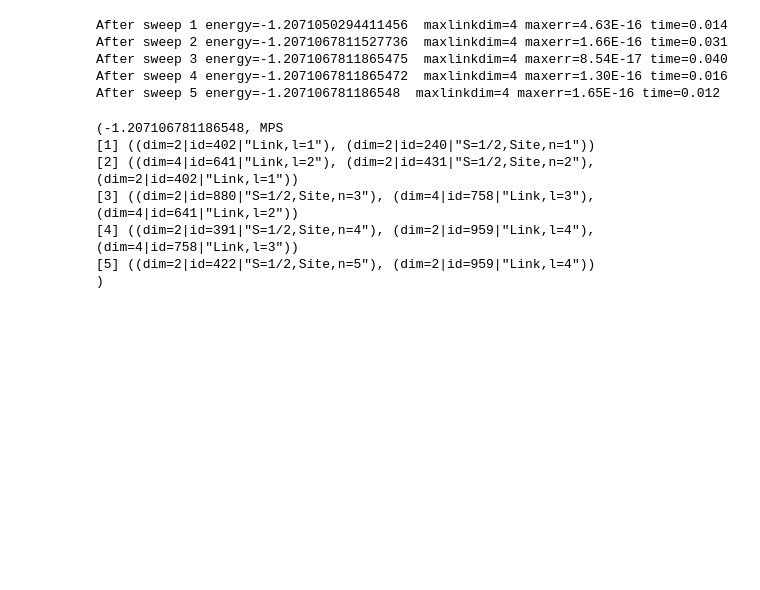
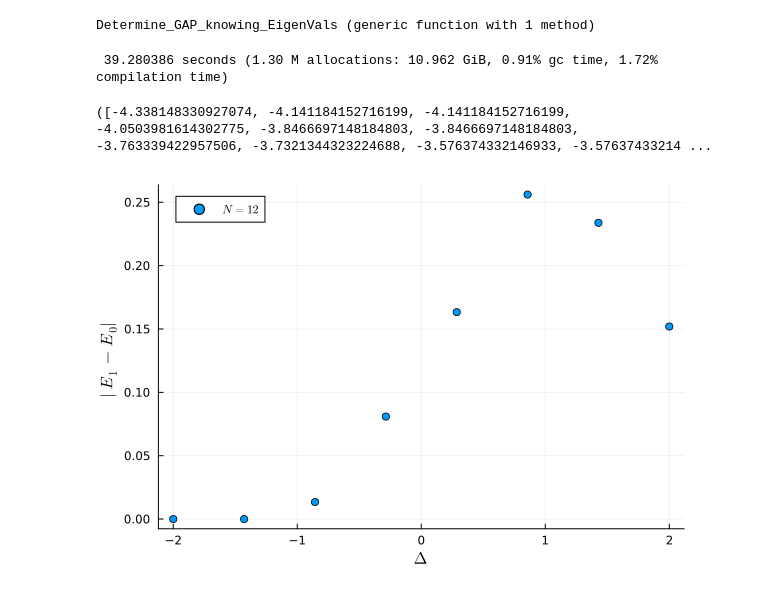
Before and after one commit to Joacop16/Tensor_Networks_with_Julia, a Jupyter notebook: DMRG.ipynb, the cells around one changed output. Drawn from its saved outputs; the diff is of its cells as text; code cells hidden in the pictures; blank space fills up the shorter version.

```diff
--- a/DMRG.ipynb
+++ b/DMRG.ipynb
@@ -232,15 +168,32 @@ After sweep 5 energy=-1.9278862533179952  maxlinkdim=4 maxerr=1.57E-16 time=0.00
-# %%
-energy, psi_2 = dmrg(H,[psi_0, psi_1], psi0; nsweeps, maxdim, cutoff)
-# %% [output]
-After sweep 1 energy=-1.2071050294411456  maxlinkdim=4 maxerr=4.63E-16 time=0.014
-After sweep 2 energy=-1.2071067811527736  maxlinkdim=4 maxerr=1.66E-16 time=0.031
-After sweep 3 energy=-1.2071067811865475  maxlinkdim=4 maxerr=8.54E-17 time=0.040
-After sweep 4 energy=-1.2071067811865472  maxlinkdim=4 maxerr=1.30E-16 time=0.016
-After sweep 5 energy=-1.207106781186548  maxlinkdim=4 maxerr=1.65E-16 time=0.012
-(-1.207106781186548, MPS
-[1] ((dim=2|id=402|"Link,l=1"), (dim=2|id=240|"S=1/2,Site,n=1"))
-[2] ((dim=4|id=641|"Link,l=2"), (dim=2|id=431|"S=1/2,Site,n=2"), (dim=2|id=402|"Link,l=1"))
-[3] ((dim=2|id=880|"S=1/2,Site,n=3"), (dim=4|id=758|"Link,l=3"), (dim=4|id=641|"Link,l=2"))
-[4] ((dim=2|id=391|"S=1/2,Site,n=4"), (dim=2|id=959|"Link,l=4"), (dim=4|id=758|"Link,l=3"))
-[5] ((dim=2|id=422|"S=1/2,Site,n=5"), (dim=2|id=959|"Link,l=4"))
-)
+# %%
+function Exact_Diagonalization(N, delta)
+    if N > 12
+        return "Error: N > 12"
+    end
+
+    H = SZ_Term(N, delta) + SPlus_Minus_Term(N) + SMinus_Plus_Term(N)
+    return eigen(H).values, eigen(H).vectors
+end
+
+function Exact_expected_value_global_operator(state, operator)
+    if (length(state), length(state)) != size(operator)
+        return "Error. Different Dimensions"
+    end
+    return transpose(state)*operator*state
+end
+
+function Exact_expected_value_local_operator_site_j(state, operator, j)
+    Matrix = Enlarge_Matrix_site_j(j, log2(length(state)), operator) #N = log2(length(state))
+    return transpose(state)*Matrix*state
+end
+
+function Determine_GAP_Without_knowing_EigenVals(N, delta)
+    Vals, Vects = Exact_Diagonalization(N, delta)
+    return abs(Vals[2] - Vals[1])
+end
+
+function Determine_GAP_knowing_EigenVals(Vals)
+    return abs(Vals[2] - Vals[1])
+end
+# %% [output]
+Determine_GAP_knowing_EigenVals (generic function with 1 method)
@@ -246,0 +221,31 @@ After sweep 5 energy=-1.207106781186548  maxlinkdim=4 maxerr=1.65E-16 time=0.012
+# %%
+@time begin
+Eigvals, Eigvects = Exact_Diagonalization(12, 0.5)
+end
+# %% [output]
+ 39.280386 seconds (1.30 M allocations: 10.962 GiB, 0.91% gc time, 1.72% compilation time)
+([-4.338148330927074, -4.141184152716199, -4.141184152716199, -4.0503981614302775, -3.8466697148184803, -3.8466697148184803, -3.763339422957506, -3.7321344323224688, -3.576374332146933, -3.57637433214 ...
+# %%
+N = 12
+
+Gaps_ED = []
+for delta = range(-2,2, 8) # Approx 400 segs (6-7 minutes)
+    Gap = Determine_GAP_Without_knowing_EigenVals(N, delta)
+    append!(Gaps_ED, Gap)
+end
+# %%
+# gaps = [0.0,
+#  0.0,
+#  0.013420550413453913,
+#  0.08087298335697968,
+#  0.16326314760838256,
+#  0.2560838594127093,
+#  0.23378779190092303,
+#  0.15194300989367981]
+
+scatter(range(-2,2, 8), Gaps_ED, label= L"N = 12")
+
+xlabel!(L"\Delta")
+ylabel!(L"|E_{1} - E_{0}|")
+# %% [output]
+[figure, added]
```
Also changed, not shown: parts of 43 cells of this notebook.
